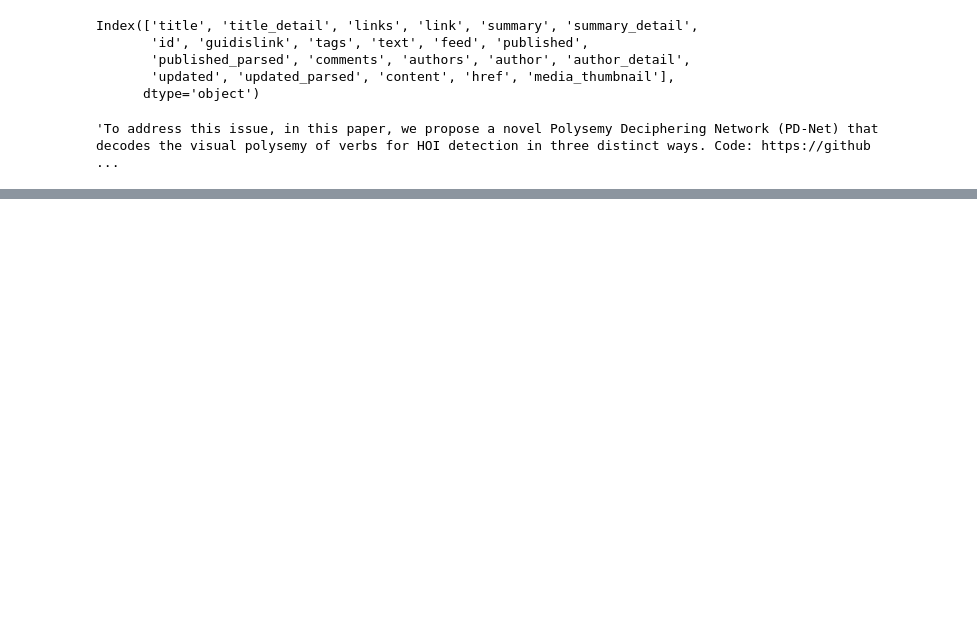
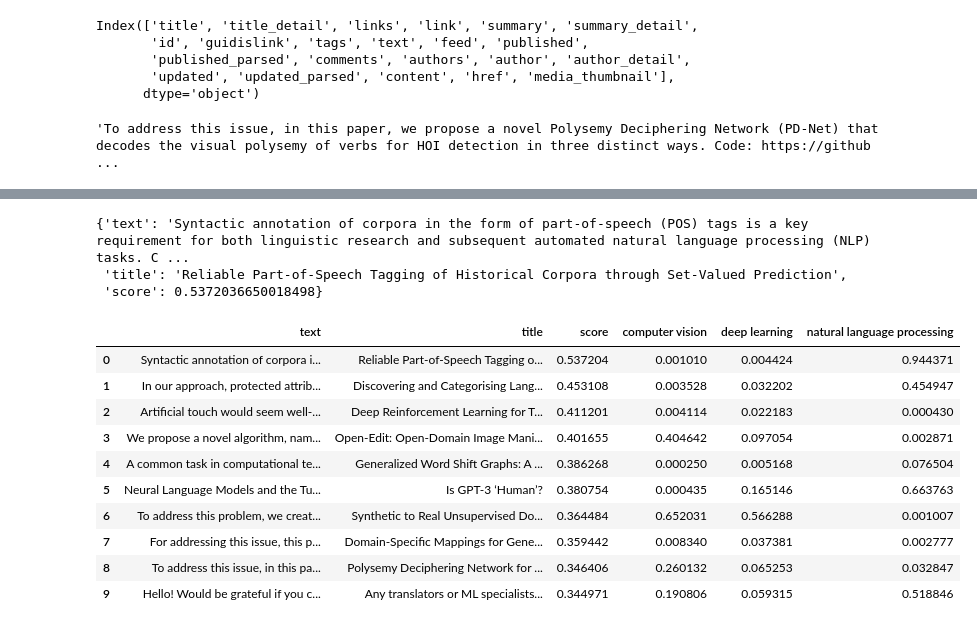
Before and after one commit to lambdaofgod/pytorch_hackathon, a Jupyter notebook: notebooks/Searching RSS feeds with haystack.ipynb, the cells around one changed output, grey strips where cells are left out. Drawn from its saved outputs; the diff is of its cells as text; code cells hidden in the pictures; blank space fills up the shorter version.

Commit message:
simulating zero-shot learning with retrieval

```diff
--- a/notebooks/Searching RSS feeds with haystack.ipynb
+++ b/notebooks/Searching RSS feeds with haystack.ipynb
@@ -120,0 +138,41 @@ plt.plot(metrics.pairwise.cosine_similarity([example_vec], text_vecs)[0])
+# %%
+results = [
+    doc_to_dict(doc)
+    for doc in retriever.retrieve(
+        topic
+    )
+]
+# %%
+import ktrain
+
+zsl_clf = ktrain.text.ZeroShotClassifier(device='cuda')
+# %%
+scores = [
+    zsl_clf.predict(d['text'], topic_strings=topic_strings, max_length=256, include_labels=True)
+    for d in results
+]
+# %%
+results[0]
+# %% [output]
+{'text': 'Syntactic annotation of corpora in the form of part-of-speech (POS) tags is a key requirement for both linguistic research and subsequent automated natural language processing (NLP) tasks. C ...
+ 'title': 'Reliable Part-of-Speech Tagging of Historical Corpora through Set-Valued Prediction',
+ 'score': 0.5372036650018498}
+# %%
+results_df = pd.DataFrame.from_records(
+    {**result, **dict(doc_scores)}
+    for (result, doc_scores) in zip(results, scores)
+)
+# %%
+results_df
+# %% [output]
+|  | text | title | score | computer vision | deep learning | natural language processing |
+| 0 | Syntactic annotation of corpora i... | Reliable Part-of-Speech Tagging o... | 0.537204 | 0.001010 | 0.004424 | 0.944371 |
+| 1 | In our approach, protected attrib... | Discovering and Categorising Lang... | 0.453108 | 0.003528 | 0.032202 | 0.454947 |
+| 2 | Artificial touch would seem well-... | Deep Reinforcement Learning for T... | 0.411201 | 0.004114 | 0.022183 | 0.000430 |
+| 3 | We propose a novel algorithm, nam... | Open-Edit: Open-Domain Image Mani... | 0.401655 | 0.404642 | 0.097054 | 0.002871 |
+| 4 | A common task in computational te... | Generalized Word Shift Graphs: A ... | 0.386268 | 0.000250 | 0.005168 | 0.076504 |
+| 5 | Neural Language Models and the Tu... | Is GPT-3 ‘Human’? | 0.380754 | 0.000435 | 0.165146 | 0.663763 |
+| 6 | To address this problem, we creat... | Synthetic to Real Unsupervised Do... | 0.364484 | 0.652031 | 0.566288 | 0.001007 |
+| 7 | For addressing this issue, this p... | Domain-Specific Mappings for Gene... | 0.359442 | 0.008340 | 0.037381 | 0.002777 |
+| 8 | To address this issue, in this pa... | Polysemy Deciphering Network for ... | 0.346406 | 0.260132 | 0.065253 | 0.032847 |
+| 9 | Hello! Would be grateful if you c... | Any translators or ML specialists... | 0.344971 | 0.190806 | 0.059315 | 0.518846 |
```
Also changed, not shown: parts of 9 cells of this notebook.
